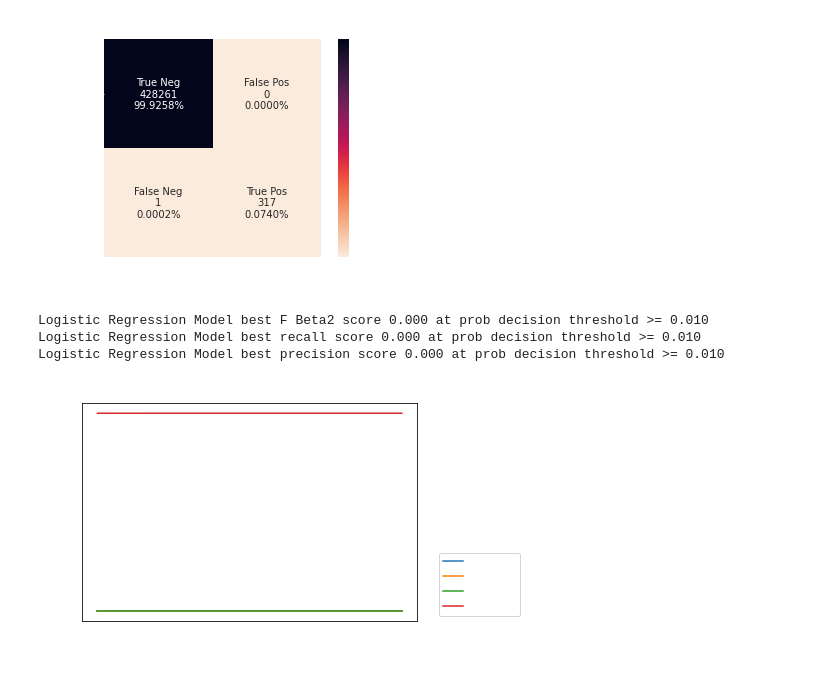
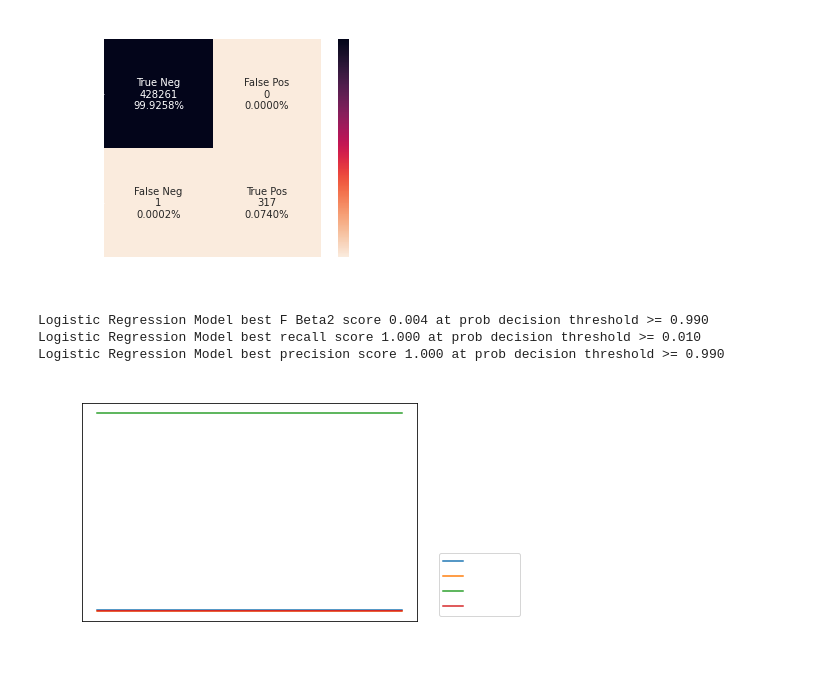
Before and after one commit to VinceDiR/DDoS_traffic_classification, a Jupyter notebook: final_script.ipynb, the cells around one changed output. Cells and saved outputs as stored; diff of their text form; code cells hidden in the pictures.

```diff
--- a/final_script.ipynb
+++ b/final_script.ipynb
@@ -716,41 +716,41 @@ plt.title('Stacked Classifier Ensemble Confusion Matrix - Test Set');
 [figure]
 # %%
 thresh_ps = np.linspace(0.01,0.99,101)
-model_test_probs = stacked.predict_proba(X_test)[:,1] # positive class probs, same basic logistic model we fit in section 2
+model_test_probs = stacked.predict_proba(X_test)[:,0] # positive class probs, same basic logistic model we fit in section 2
 
 fbeta_scores, prec_scores, rec_scores, acc_scores = [], [], [], []
 for p in thresh_ps:
     model_val_labels = model_test_probs >= p
     fbeta_scores.append(fbeta_score(y_val, model_val_labels, beta=2))
     prec_scores.append(precision_score(y_val, model_val_labels))
     rec_scores.append(recall_score(y_val, model_val_labels))
     acc_scores.append(accuracy_score(y_val, model_val_labels))
 
 plt.plot(thresh_ps, fbeta_scores)
 plt.plot(thresh_ps, prec_scores)
 plt.plot(thresh_ps, rec_scores)
 plt.plot(thresh_ps, acc_scores)
 
 plt.title('Metric Scores vs. Positive Class Decision Probability Threshold')
 plt.legend(['F Beta 2','Precision','Recall','Accuracy'], bbox_to_anchor=(1.05, 0), loc='lower left')
 plt.xlabel('P threshold')
 plt.ylabel('Metric score')
 
 best_fbeta_score = np.max(fbeta_scores)
 best_thresh_p_fbeta = thresh_ps[np.argmax(fbeta_scores)]
 best_recall_score = np.max(rec_scores)
 best_thresh_p_rec = thresh_ps[np.argmax(rec_scores)]
 best_prec_score = np.max(prec_scores)
 best_thresh_p_prec = thresh_ps[np.argmax(prec_scores)]
 
 print('Logistic Regression Model best F Beta2 score %.3f at prob decision threshold >= %.3f'
       % (best_fbeta_score, best_thresh_p_fbeta))
 print('Logistic Regression Model best recall score %.3f at prob decision threshold >= %.3f'
       % (best_recall_score, best_thresh_p_rec))
 print('Logistic Regression Model best precision score %.3f at prob decision threshold >= %.3f'
       % (best_recall_score, best_thresh_p_prec))
 # %% [output]
-Logistic Regression Model best F Beta2 score 0.000 at prob decision threshold >= 0.010
-Logistic Regression Model best recall score 0.000 at prob decision threshold >= 0.010
-Logistic Regression Model best precision score 0.000 at prob decision threshold >= 0.010
+Logistic Regression Model best F Beta2 score 0.004 at prob decision threshold >= 0.990
+Logistic Regression Model best recall score 1.000 at prob decision threshold >= 0.010
+Logistic Regression Model best precision score 1.000 at prob decision threshold >= 0.990
-[figure, old version]
+[figure, new version]
```
